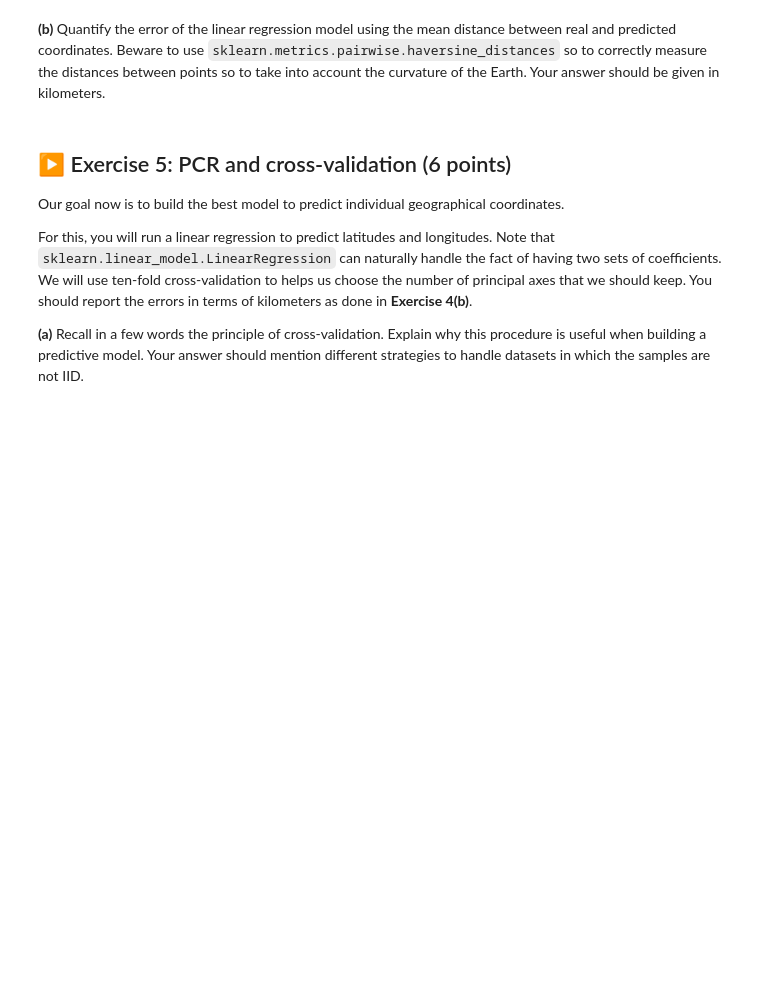
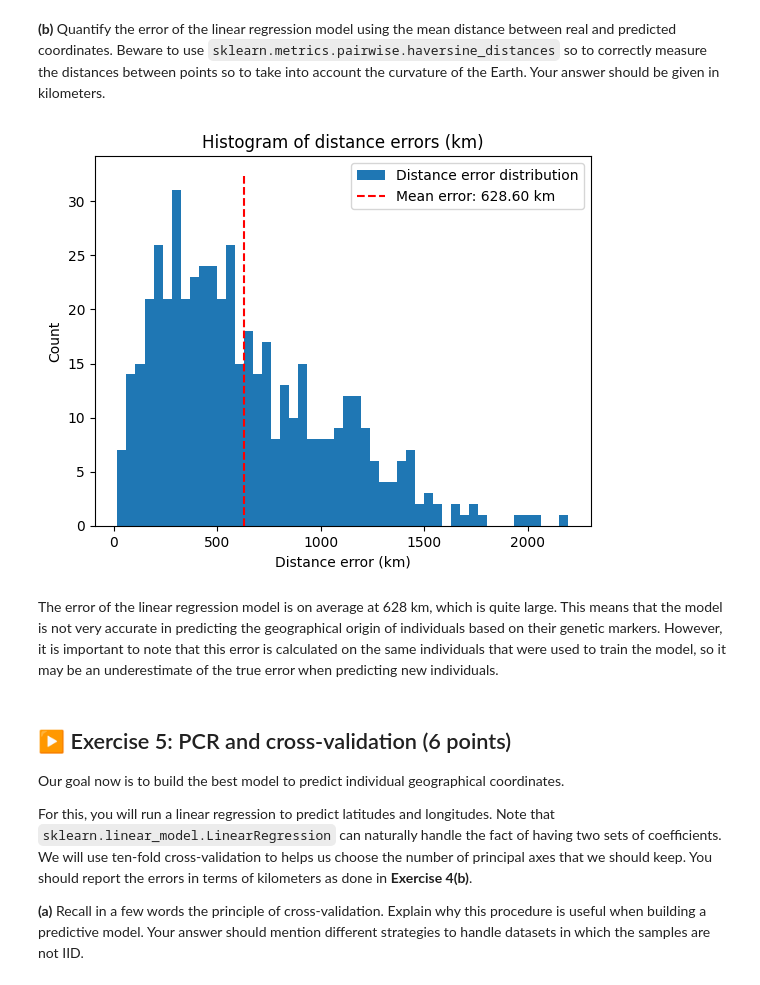
Before and after one commit to martinouks/isla_tp, a Jupyter notebook: TP2/TP2.ipynb, the cells around one changed output. Cells and saved outputs as stored; diff of their text form; code cells hidden in the pictures; blank space fills up the shorter version.

```diff
--- a/TP2/TP2.ipynb
+++ b/TP2/TP2.ipynb
@@ -219,17 +279,31 @@ Redo the 2D scatter plot from item **(b)** on the normalized version of the data
 # %%
 from sklearn.metrics.pairwise import haversine_distances
 
 def calc_dist_err(y_test, y_pred):
     y_test_rad = np.radians(y_test)
     y_pred_rad = np.radians(y_pred)
 
     distances_km = []
     for i in range(len(y_test_rad)):
         # We calculate the distance between real and predicted
-        dist_rad = haversine_distances([y_test_rad[i]], [y_pred_rad[i]])
+        dist_rad = haversine_distances([y_test_rad[i]], [y_pred_rad[i]])[0][0]
         distances_km.append(dist_rad * 6371)  # multiply by Earth radius to get kilometers
 
     return distances_km
+
+dist_err = calc_dist_err(y_coords, y_pred_coords)
+mean = np.mean(dist_err)
+plt.hist(dist_err, bins=50, label="Distance error distribution")
+plt.plot([mean, mean], [0, plt.gca().get_ylim()[1]], color='red', linestyle='--', label=f'Mean error: {mean:.2f} km')
+plt.title("Histogram of distance errors (km)")
+plt.xlabel("Distance error (km)")
+plt.ylabel("Count")
+plt.legend()
+plt.show()
+# %% [output]
+[figure, added]
+# %% [markdown]
+The error of the linear regression model is on average at 628 km, which is quite large. This means that the model is not very accurate in predicting the geographical origin of individuals based on their genetic markers. However, it is important to note that this error is calculated on the same individuals that were used to train the model, so it may be an underestimate of the true error when predicting new individuals.
 # %% [markdown]
 ## ▶️ Exercise 5: PCR and cross-validation (6 points)
 
```
Also changed, not shown: parts of 2 cells of this notebook.
